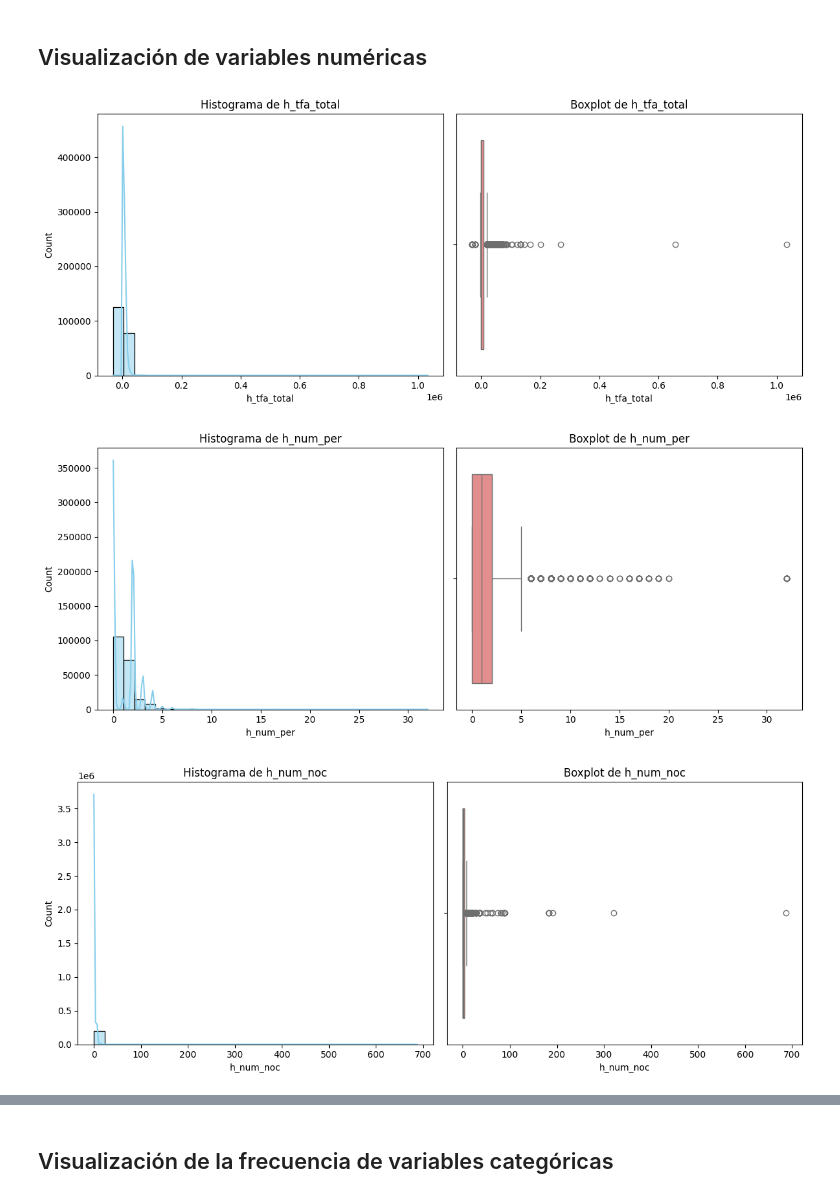
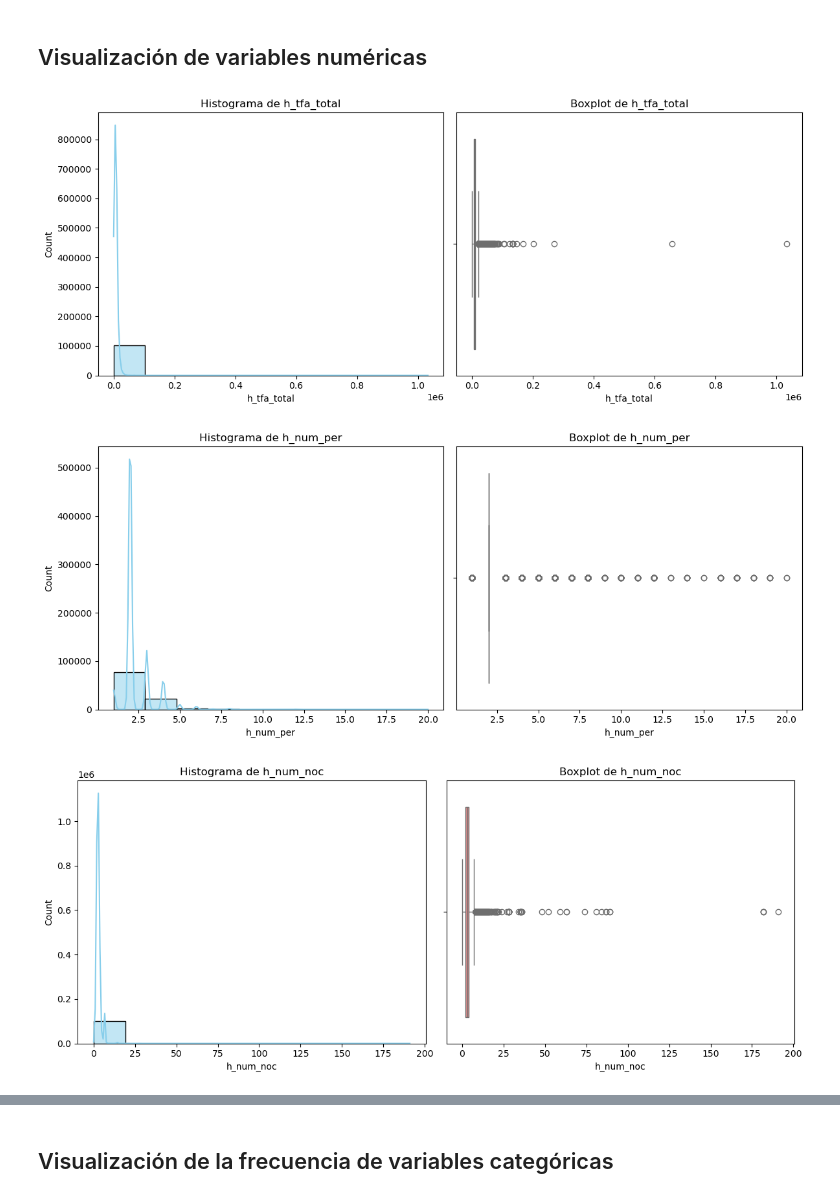
Before and after one commit to manurodrr/Clustera, a Jupyter notebook: Data Wrangling/DataWrangling.ipynb, the cells around one changed output, grey strips where cells are left out. Cells and saved outputs as stored; diff of their text form; code cells hidden in the pictures.

```diff
--- a/Data Wrangling/DataWrangling.ipynb
+++ b/Data Wrangling/DataWrangling.ipynb
@@ -14,0 +138,8 @@ rsv.shape
+# %%
+iar_empresas = pd.read_csv("/Users/fernandalee/Documents/archivos_reto/iar_empresas.csv")
+iar_empresas.columns
+iar_Reservaciones = iar_Reservaciones.merge(
+    iar_empresas[['ID_empresa', 'Empresa_nombre', 'Franquicia']],
+    on='ID_empresa',
+    how='left'
+)
@@ -14,0 +148,10 @@ rsv.shape
+# %%
+iar_paquetes = pd.read_csv("/Users/fernandalee/Documents/archivos_reto/iar_paquetes.csv")
+iar_paquetes.columns
+iar_Reservaciones = iar_Reservaciones.merge(
+    iar_paquetes[['ID_paquete', 'Paquete_nombre']],
+    left_on='ID_Paquete',
+    right_on='ID_paquete',
+    how='left'
+)
+iar_Reservaciones.drop(columns=['ID_paquete'], inplace=True)
@@ -83,0 +170,2 @@ print(list(rsv.columns))
+# %%
+Reservaciones = iar_Reservaciones.drop(columns=['h_res_fec', 'h_res_fec_ok', 'h_res_fec_okt', 'ID_Programa','ID_Paquete','ID_Segmento_Comp','ID_canal','h_fec_lld','h_fec_lld_ok','h_fec_lld_okt','h_fec_reg','h_fec_reg_ok','h_fec_reg_okt','h_fec_sda','Reservacion','h_fec_sda_ok','h_fec_sda_okt','Cliente_Disp','ID_empresa','ID_estatus_reservaciones','ID_Agencia','h_can_res','h_cod_reserva','h_codigop','h_correo_e','h_nom','h_ult_cam_fec','h_ult_cam_fec_ok','h_ult_cam_fec_okt'])
@@ -110,4 +238,0 @@ Conversión de fechas a datetime
-# %%
-fechas_obj = [col for col in rsv.columns if 'fec' in col or 'Fecha' in col]
-for col in fechas_obj:
-    rsv[col] = pd.to_datetime(rsv[col], errors='coerce')
@@ -151,27 +242,24 @@ Podemos ver que no hay datos duplicados, sin embargo, hay ciertos datos faltante
 # %% [markdown]
 ## Visualización de variables numéricas
 # %%
-import pandas as pd
-import seaborn as sns
-import matplotlib.pyplot as plt
-from scipy.stats import shapiro, probplot
+
 
 columnas_numericas = ['h_tfa_total', 'h_num_per', 'h_num_noc']
 
 for col in columnas_numericas:
     plt.figure(figsize=(12, 5))
 
     plt.subplot(1, 2, 1)
-    sns.histplot(rsv[col], kde=True, bins=30, color='skyblue')
+    sns.histplot(Reservaciones[col], kde=True, bins=10, color='skyblue')
     plt.title(f'Histograma de {col}')
 
     plt.subplot(1, 2, 2)
-    sns.boxplot(x=rsv[col], color='lightcoral')
+    sns.boxplot(x=Reservaciones[col], color='lightcoral')
     plt.title(f'Boxplot de {col}')
 
     plt.tight_layout()
     plt.show()
 # %% [output]
-[figure, old version]
+[figure, new version]
-[figure, old version]
+[figure, new version]
-[figure, old version]
+[figure, new version]
```
Also changed, not shown: parts of 69 cells of this notebook, 1 other file.
